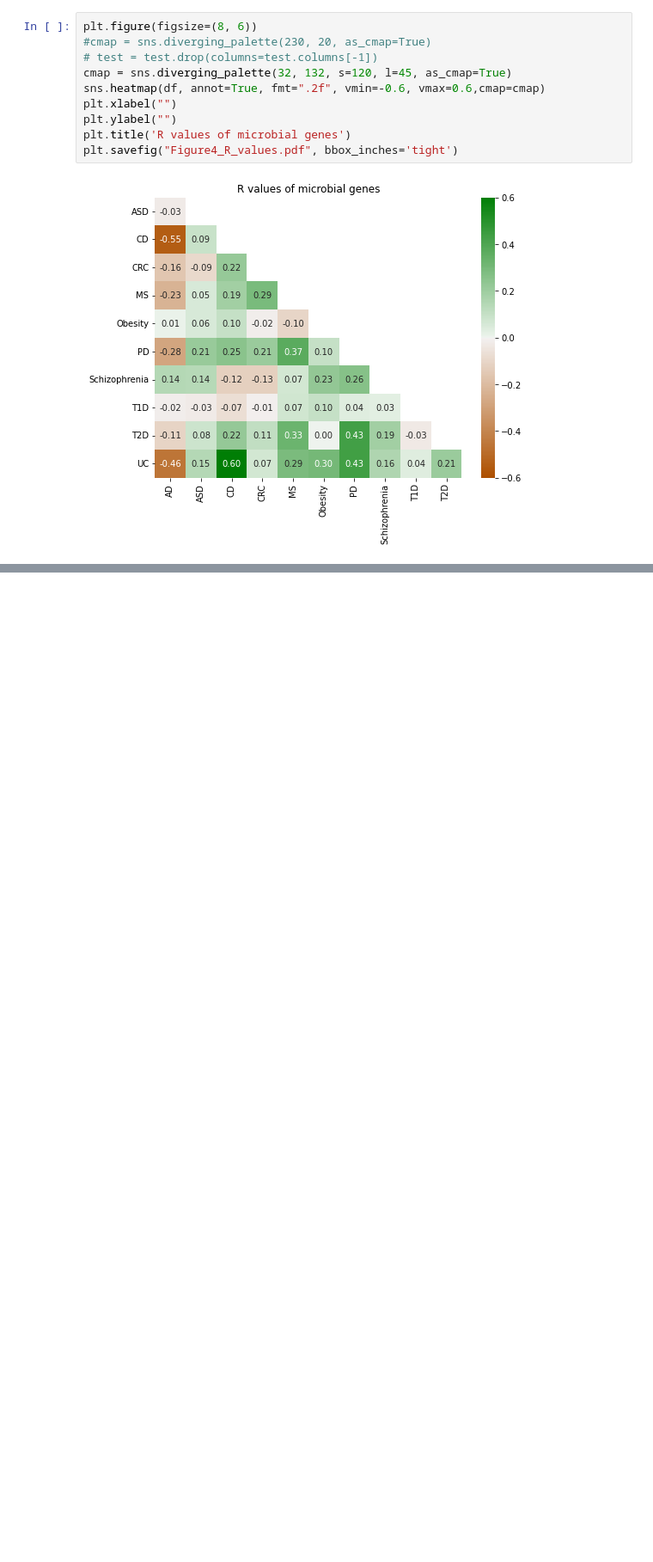
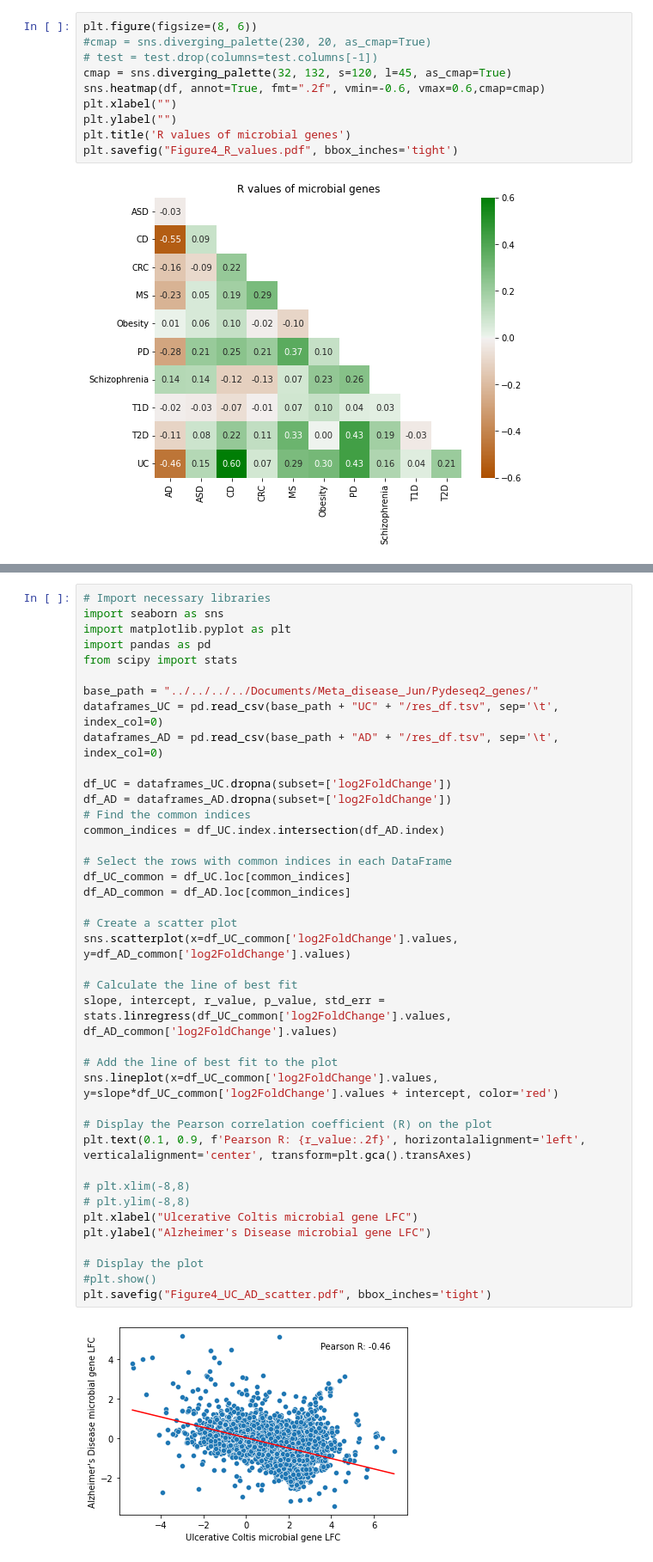
Before and after one commit to jindongmin/snakemake_metagenomics, a Jupyter notebook: ipynb/Figure4_r_microbial_gene.ipynb, the cells around one changed output, grey strips where cells are left out. Shown: that part at 86% size. Saved outputs shown, nothing was run; the diff lists cells and outputs as text; blank space fills up the shorter version.

Commit message:
figure4

```diff
--- a/ipynb/Figure4_r_microbial_gene.ipynb
+++ b/ipynb/Figure4_r_microbial_gene.ipynb
@@ -149,3 +138,45 @@ plt.ylabel("Alzheimer's Disease microbial gene LFC")
 plt.savefig("Figure4_CD_AD_scatter.pdf", bbox_inches='tight')
 # %% [output]
 [figure]
+# %%
+# Import necessary libraries
+import seaborn as sns
+import matplotlib.pyplot as plt
+import pandas as pd
+from scipy import stats
+
+base_path = "../../../../Documents/Meta_disease_Jun/Pydeseq2_genes/"
+dataframes_UC = pd.read_csv(base_path + "UC" + "/res_df.tsv", sep='\t', index_col=0)
+dataframes_AD = pd.read_csv(base_path + "AD" + "/res_df.tsv", sep='\t', index_col=0)
+
+df_UC = dataframes_UC.dropna(subset=['log2FoldChange'])
+df_AD = dataframes_AD.dropna(subset=['log2FoldChange'])
+# Find the common indices
+common_indices = df_UC.index.intersection(df_AD.index)
+
+# Select the rows with common indices in each DataFrame
+df_UC_common = df_UC.loc[common_indices]
+df_AD_common = df_AD.loc[common_indices]
+
+# Create a scatter plot
+sns.scatterplot(x=df_UC_common['log2FoldChange'].values, y=df_AD_common['log2FoldChange'].values)
+
+# Calculate the line of best fit
+slope, intercept, r_value, p_value, std_err = stats.linregress(df_UC_common['log2FoldChange'].values, df_AD_common['log2FoldChange'].values)
+
+# Add the line of best fit to the plot
+sns.lineplot(x=df_UC_common['log2FoldChange'].values, y=slope*df_UC_common['log2FoldChange'].values + intercept, color='red')
+
+# Display the Pearson correlation coefficient (R) on the plot
+plt.text(0.1, 0.9, f'Pearson R: {r_value:.2f}', horizontalalignment='left', verticalalignment='center', transform=plt.gca().transAxes)
+
+# plt.xlim(-8,8)
+# plt.ylim(-8,8)
+plt.xlabel("Ulcerative Coltis microbial gene LFC")
+plt.ylabel("Alzheimer's Disease microbial gene LFC")
+
+# Display the plot
+#plt.show()
+plt.savefig("Figure4_UC_AD_scatter.pdf", bbox_inches='tight')
+# %% [output]
+[figure, added]
```
Also changed, not shown: parts of 3 cells of this notebook, 2 other files.
